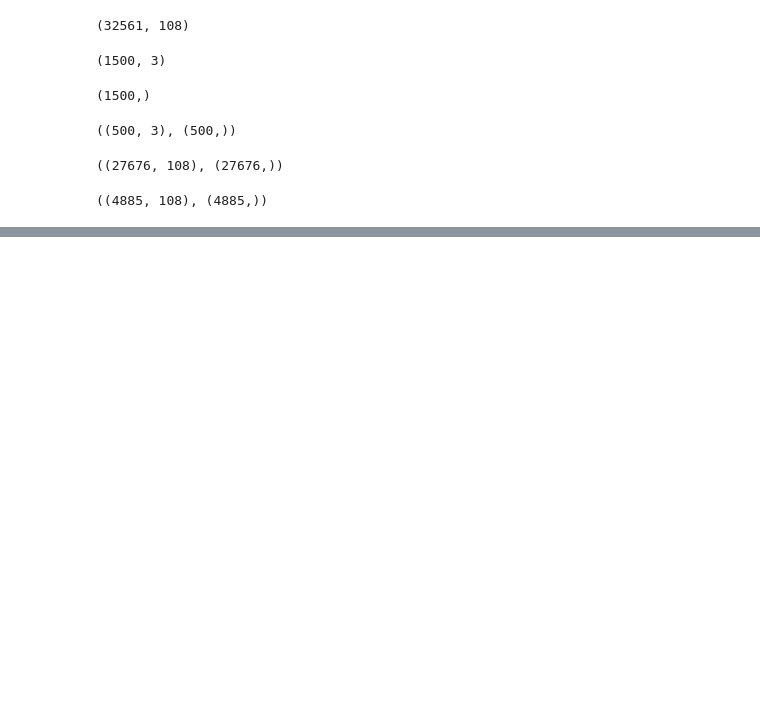
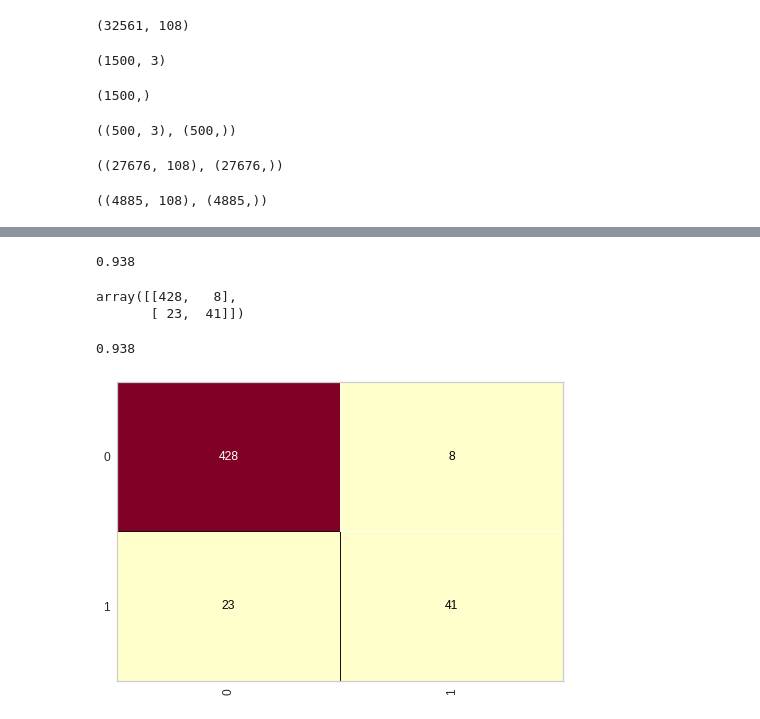
Before and after one commit to emanamoura/machine-learning, a Jupyter notebook: Machine_Learning.ipynb, the cells around one changed output, grey strips where cells are left out. Cells and saved outputs as stored; diff of their text form; code cells hidden in the pictures; blank space fills up the shorter version.

```diff
--- a/Machine_Learning.ipynb
+++ b/Machine_Learning.ipynb
@@ -464,0 +511,9 @@ with open('census.pkl', mode="wb") as f:
+# %%
+X_risco_credito[:,0] = label_encoder_historia.fit_transform(X_risco_credito[:,0])
+X_risco_credito[:,1]  = label_encoder_divida.fit_transform(X_risco_credito[:,1])
+X_risco_credito[:,2] = label_encoder_garantias.fit_transform(X_risco_credito[:,2])
+X_risco_credito[:,3] = label_encoder_renda.fit_transform(X_risco_credito[:,3])
+# %%
+import pickle
+with open('risco_credito.pkl', 'wb') as f:
+  pickle.dump([X_risco_credito, Y_risco_credito], f)
@@ -464,0 +532,6 @@ with open('census.pkl', mode="wb") as f:
+# %%
+with open('/content/drive/MyDrive/credit.pkl', 'rb') as f:
+  X_credit_treinamento, Y_credit_treinamento, X_credit_teste, Y_credit_teste = pickle.load(f)
+# %%
+naive_credit_data = GaussianNB()
+naive_credit_data.fit(X_credit_treinamento, Y_credit_treinamento)
@@ -464,0 +581,18 @@ with open('census.pkl', mode="wb") as f:
+# %%
+from sklearn.metrics import accuracy_score, confusion_matrix, classification_report
+accuracy_score(Y_credit_teste, previsoes)
+# %% [output]
+0.938
+# %%
+confusion_matrix(Y_credit_teste, previsoes)
+# %% [output]
+array([[428,   8],
+       [ 23,  41]])
+# %%
+from yellowbrick.classifier import ConfusionMatrix
+cm = ConfusionMatrix(naive_credit_data)
+cm.fit(X_credit_treinamento, Y_credit_treinamento)
+cm.score(X_credit_teste, Y_credit_teste)
+# %% [output]
+0.938
+[figure, added]
```
Also changed, not shown: parts of 19 cells of this notebook.
